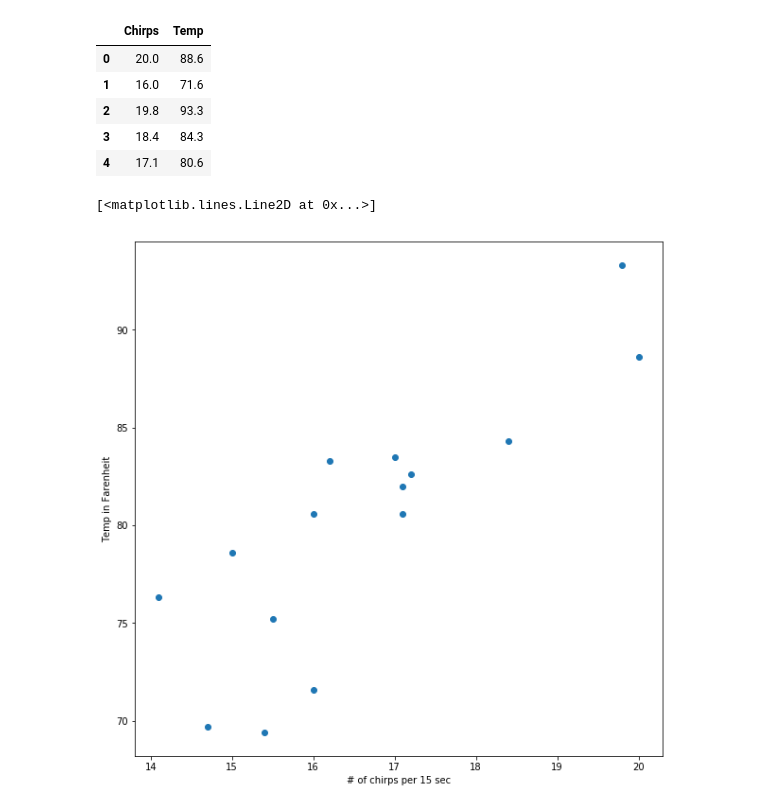
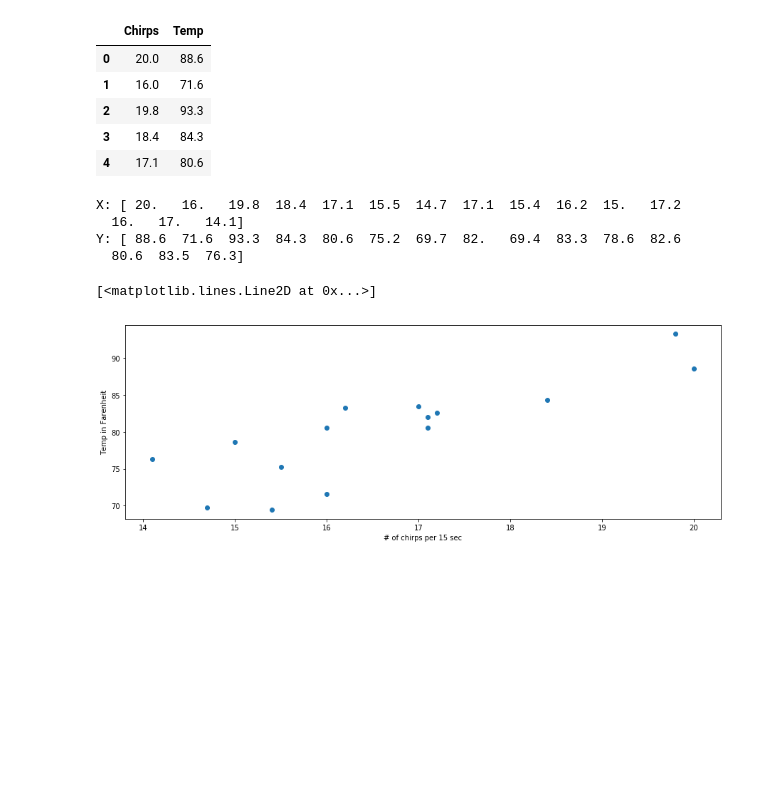
Before and after one commit to amarpy/deeplearning_with_tensorflow, a Jupyter notebook: dl_tf_linear_regression.ipynb, the cells around one changed output. Cells and saved outputs as stored; diff of their text form; code cells hidden in the pictures; blank space fills up the shorter version.

```diff
--- a/dl_tf_linear_regression.ipynb
+++ b/dl_tf_linear_regression.ipynb
@@ -4,7 +4,7 @@ import numpy as np
 import matplotlib.pyplot as plt
 import pandas as pd
 %matplotlib inline
-plt.rcParams['figure.figsize'] = (10, 10)
+plt.rcParams['figure.figsize'] = (15, 5)
 # %%
 df = pd.read_csv('PierceCricketData.csv')
 df.head()
@@ -16,12 +16,22 @@ df.head()
 | 3 | 18.4 | 84.3 |
 | 4 | 17.1 | 80.6 |
 # %%
-x_data, y_data = (df['Chirps'].values, df['Temp'].values)
+#get training data
+
+trainX, trainY = (df['Chirps'].values, df['Temp'].values)
+
+print('X:', trainX)
+print('Y:',trainY)
+# %% [output]
+X: [ 20.   16.   19.8  18.4  17.1  15.5  14.7  17.1  15.4  16.2  15.   17.2
+  16.   17.   14.1]
+Y: [ 88.6  71.6  93.3  84.3  80.6  75.2  69.7  82.   69.4  83.3  78.6  82.6
+  80.6  83.5  76.3]
 # %%
 plt.xlabel("# of chirps per 15 sec")
 plt.ylabel("Temp in Farenheit")
-plt.plot(x_data, y_data, 'o')
+plt.plot(trainX, trainY, 'o')
 # %% [output]
 [<matplotlib.lines.Line2D at 0x...>]
-[figure, old version]
+[figure, new version]
 # %%
```
Also changed, not shown: parts of 10 cells of this notebook.
